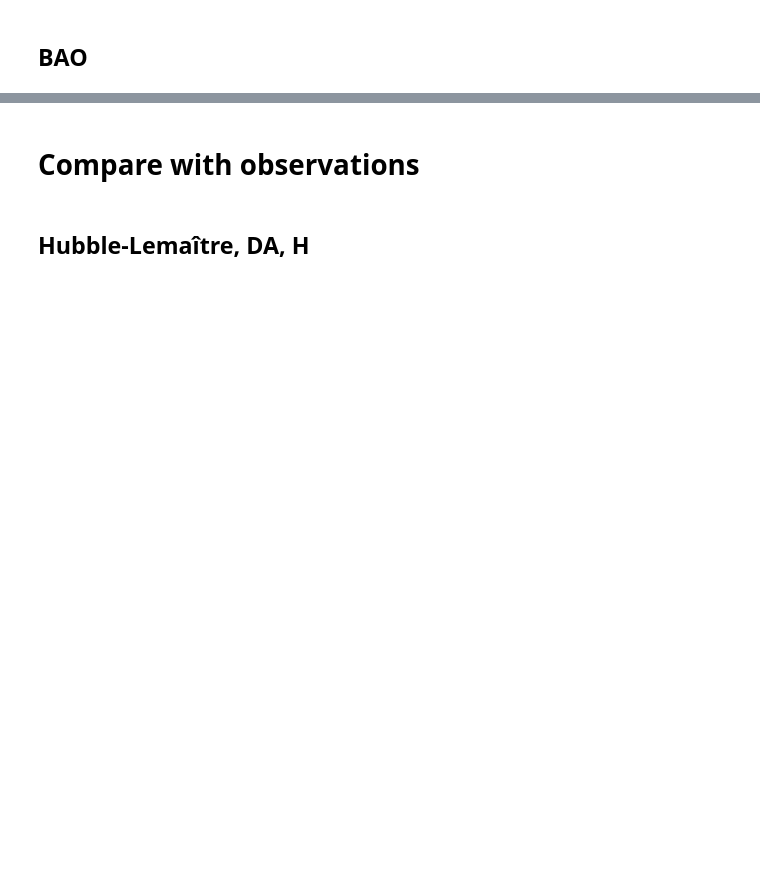
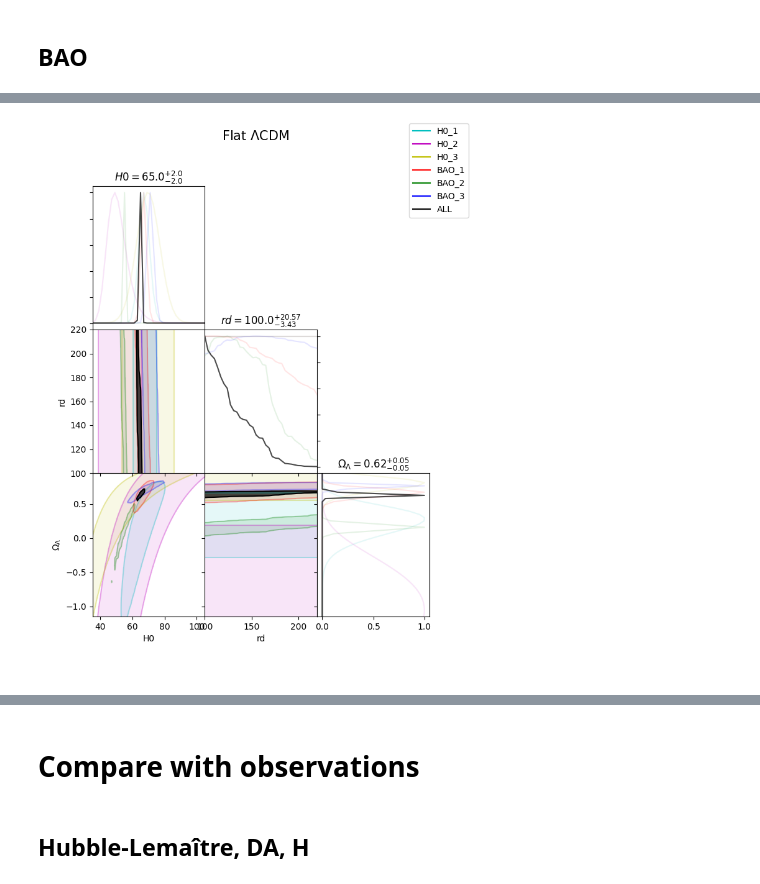
Before and after one commit to paranoya/onion-universe, a Jupyter notebook: 3.fitting.ipynb, the cells around one changed output, grey strips where cells are left out. Cells and saved outputs as stored; diff of their text form; code cells hidden in the pictures; blank space fills up the shorter version.

```diff
--- a/3.fitting.ipynb
+++ b/3.fitting.ipynb
@@ -480,0 +689,7 @@ plt.show()
+# %%
+#We repeat the chi2 values for every rd value as in independent tracers you dont fit this parameter
+chi2_indep_3d = np.repeat(chi2_indep[:, :, np.newaxis, : , :], n_steps_rd, axis=2)
+
+#We undo the degeneration in H0rd to get the best values for both parameters independently
+chi2_dep_3d = chi2_dep.reshape(2, n_steps_H, n_steps_rd, n_steps_Omega, 13)
+chi2_best_dep_3d = np.nanmin(chi2_dep_3d, axis=(1, 2, 3))
@@ -480,0 +771,87 @@ plt.show()
+# %%
+def fig_corner(name):
+    fig_name = name
+
+    plt.close(fig_name)
+    fig = plt.figure(fig_name, figsize=(7, 9))
+
+    # Add subplots one by one to properly control which axes we want to share
+    ax3 = fig.add_subplot(3, 3, 7)  # Subplot at position [3, 1]
+    ax1 = fig.add_subplot(3, 3, 1, sharex=ax3)  # Subplot at position [1, 1], shares x-axis with ax3
+    ax2 = fig.add_subplot(3, 3, 4, sharex=ax3)  # Subplot at position [2, 1], shares x-axis with ax3
+
+    ax4 = fig.add_subplot(3, 3, 2)  # Subplot at position [1, 2]
+    ax6 = fig.add_subplot(3, 3, 8)  # Subplot at position [3, 2]
+    ax5 = fig.add_subplot(3, 3, 5, sharex=ax6)  # Subplot at position [2, 2], shares x-axis with ax6
+
+    ax7 = fig.add_subplot(3, 3, 3)  # Subplot at position [1, 3]
+    ax8 = fig.add_subplot(3, 3, 6)  # Subplot at position [2, 3]
+    ax9 = fig.add_subplot(3, 3, 9, sharey=ax3)  # Subplot at position [3, 3], shares y-axis with ax3
+
+    # Organize all axes into an 'axes' object as a 3x3 matrix
+    axes = np.array([[ax1, ax4, ax7],
+                     [ax2, ax5, ax8],
+                     [ax3, ax6, ax9]])
+
+    # Remove x-axis labels from ax2 and ax5 without affecting shared axes
+    ax2.tick_params(axis='x', which='both', bottom=True, labelbottom=False)
+    ax5.tick_params(axis='x', which='both', bottom=True, labelbottom=False)
+    ax1.tick_params(axis='x', which='both', bottom=True, labelbottom=False)
+
+    # Remove y-axis labels from ax5, ax1, ax9, and ax6 without affecting shared axes
+    ax5.tick_params(axis='y', which='both', left=False, right=True, labelleft=False)
+    ax1.tick_params(axis='y', which='both', left=True, labelleft=False)
+    ax9.tick_params(axis='y', which='both', left=True, labelleft=False)
+    ax6.tick_params(axis='y', which='both', left=True, labelleft=False)
+
+    plt.subplots_adjust(hspace=0., wspace=0.)
+    return fig, axes
+
+
+H0_comb1=[comb_chi2(chi2_indep_3d[0, :, :, :,0:3 ],3),comb_chi2(chi2_indep_3d[1, :, :, :, 0:3],3)]
+H0_comb2=[chi2_indep_3d[0, :, :, :,4 ],chi2_indep_3d[1, :, :, :, 4]]
+H0_comb3=[comb_chi2(chi2_indep_3d[0, :, :, :, 5:7],3),comb_chi2(chi2_indep_3d[1, :, :, :, 5:7],3)]
+
+BAO_comb1=[comb_chi2(chi2_dep_3d[0, :, :, :,0:3 ],3),comb_chi2(chi2_dep_3d[1, :, :, :, 0:3],3)]
+BAO_comb2=[comb_chi2(chi2_dep_3d[0, :, :, :,4:9 ],3),comb_chi2(chi2_dep_3d[1, :, :, :, 4:9],3)]
+BAO_comb3=[comb_chi2(chi2_dep_3d[0, :, :, :, 10:12],3),comb_chi2(chi2_dep_3d[1, :, :, :, 10:12],3)]
+
+comb_TOT = comb_chi2([H0_comb1,H0_comb3,BAO_comb1,BAO_comb2,BAO_comb3],0)
+
+alphas_sets = [0.3,0.1]
+alphas_comb=[1.,0.7]
+
+def plot_model_dep(model,fig,axes):
+    plot_tracer_3d(H0_comb1,axes, model, 'c', alphas_sets, 'H0_1')
+    plot_tracer_3d(H0_comb2,axes, model, 'm', alphas_sets, 'H0_2')
+    plot_tracer_3d(H0_comb3,axes, model, 'y', alphas_sets, 'H0_3')
+    plot_tracer_3d(BAO_comb1,axes, model, 'r', alphas_sets, 'BAO_1')
+    plot_tracer_3d(BAO_comb2,axes, model, 'g', alphas_sets, 'BAO_2')
+    plot_tracer_3d(BAO_comb3,axes, model, 'b', alphas_sets, 'BAO_3')
+    plot_tracer_3d(comb_TOT,axes, model, 'black', alphas_comb, 'ALL')
+
+    fig.suptitle('Flat $\Lambda$CDM' if model == 0 else 'Coasting',size=15)
+
+    # Get all handles and labels from subplots
+    handles, labels = [], []
+    for ax in fig.get_axes():
+        h, l = ax.get_legend_handles_labels()
+        for handle, label in zip(h, l):
+            if label not in labels:  # Add only if not already included
+                handles.append(handle)
+                labels.append(label)
+    # Create a copy of handles with increased alpha for the legend
+    handles = [plt.Line2D([], [], color=h.get_color(), linestyle=h.get_linestyle(),
+                                  linewidth=h.get_linewidth(), alpha=1.0) for h in handles]
+    # Create a single legend with unique labels
+    fig.legend(handles, labels, fontsize=10)
+
+
+
+fig1 , axes1 = fig_corner('chi2_3D_LCDM')
+plot_model_dep(0,fig1,axes1)
+
+fig2 , axes2 =  fig_corner('chi2_3D_Coasting')
+plot_model_dep(1,fig2,axes2)
+# %% [output]
+[figure, added]
```
Also changed, not shown: parts of 29 cells of this notebook, 2 other files.
